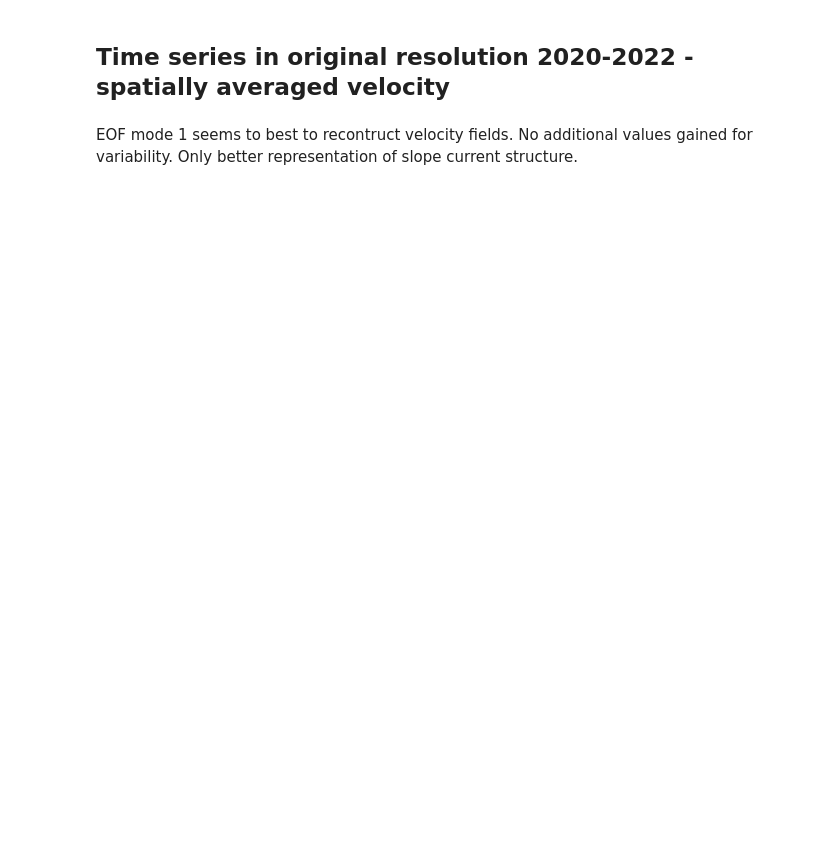
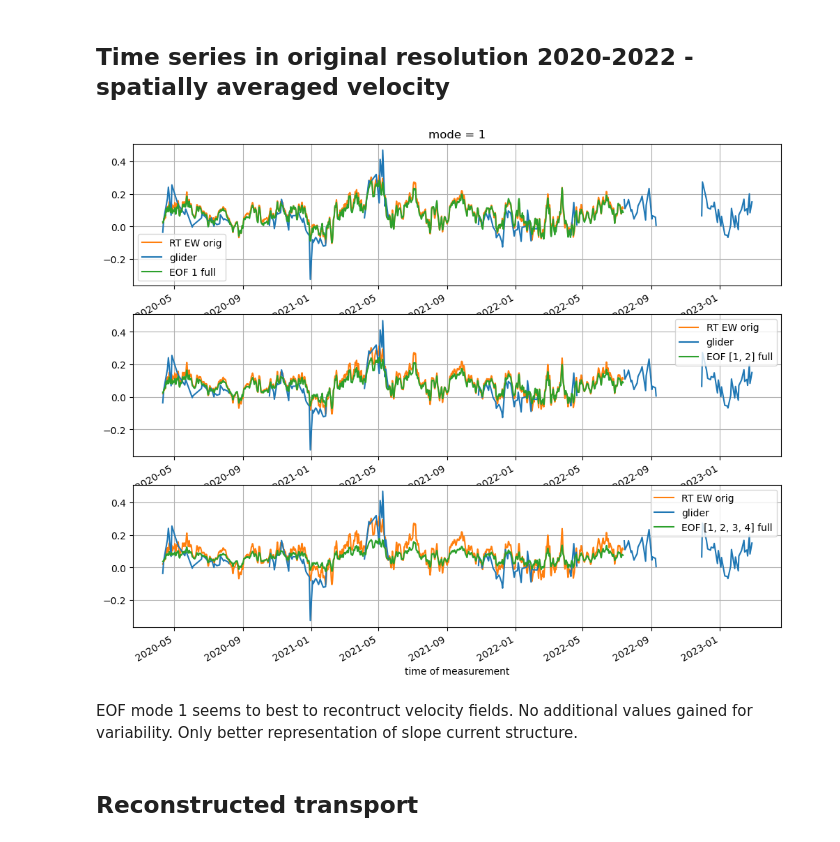
Before and after one commit to ScotMarPhys/Rockall_Trough_Transports, a Jupyter notebook: notebooks/1.0_Rockall_Trough_glider_EW_EOF_2020_2023.ipynb, the cells around one changed output. Drawn from its saved outputs; the diff is of its cells as text; code cells hidden in the pictures; blank space fills up the shorter version.

```diff
--- a/notebooks/1.0_Rockall_Trough_glider_EW_EOF_2020_2023.ipynb
+++ b/notebooks/1.0_Rockall_Trough_glider_EW_EOF_2020_2023.ipynb
@@ -271,7 +249,7 @@ ds_RT.V_EAST.plot(x='TIME')
 # %%
-# #linearly interpolate over time gaps in velocity fields
-# ds_RT = ds_RT.interpolate_na(dim='TIME')
+#linearly interpolate over time gaps in velocity fields
+ds_RT = ds_RT.interpolate_na(dim='TIME')
 
-# # Get z from P
-# ds_RT.coords['depth'] = gsw.z_from_p(ds_RT.PRES,np.mean([lat_RTWB, lat_RTEB]))
-# ds_RT = rtf.ds_rt_swap_vert_dim(ds_RT)
+# Get z from P
+ds_RT.coords['depth'] = gsw.z_from_p(ds_RT.PRES,np.mean([lat_RTWB, lat_RTEB]))
+ds_RT = rtf.ds_rt_swap_vert_dim(ds_RT)
@@ -659,10 +709,14 @@ plot_seasonal_cycle(ds_glider,ds_q_RT,v_rec,ax=ax,mode_no=[1,2,3,4],mean=True)
 # %%
 fig,axs = plt.subplots(3,1,figsize=[12,9])
 ax=axs[0]
-plot_longterm(ds_glider.interpolate_na(dim="time", method="linear",max_gap='5D'),ds_q_RT,v_rec,ax=ax,mode_no=1,mean=False)
+plot_longterm(ds_glider_nan,ds_q_RT,v_rec,ax=ax,mode_no=1,mean=False)
 ax=axs[1]
-plot_longterm(ds_glider.interpolate_na(dim="time", method="linear",max_gap='5D'),ds_q_RT,v_rec,ax=ax,mode_no=[1,2],mean=True)
+plot_longterm(ds_glider_nan,ds_q_RT,v_rec,ax=ax,mode_no=[1,2],mean=True)
 ax=axs[2]
-plot_longterm(ds_glider.interpolate_na(dim="time", method="linear",max_gap='5D'),ds_q_RT,v_rec,ax=ax,mode_no=[1,2,3,4],mean=True)
+plot_longterm(ds_glider_nan,ds_q_RT,v_rec,ax=ax,mode_no=[1,2,3,4],mean=True)
+# %% [output]
+[figure, added]
 # %% [markdown]
 EOF mode 1 seems to best to recontruct velocity fields. No additional values gained for variability. Only better representation of slope current structure.
+# %% [markdown]
+## Reconstructed transport
```
Also changed, not shown: parts of 36 cells of this notebook.
